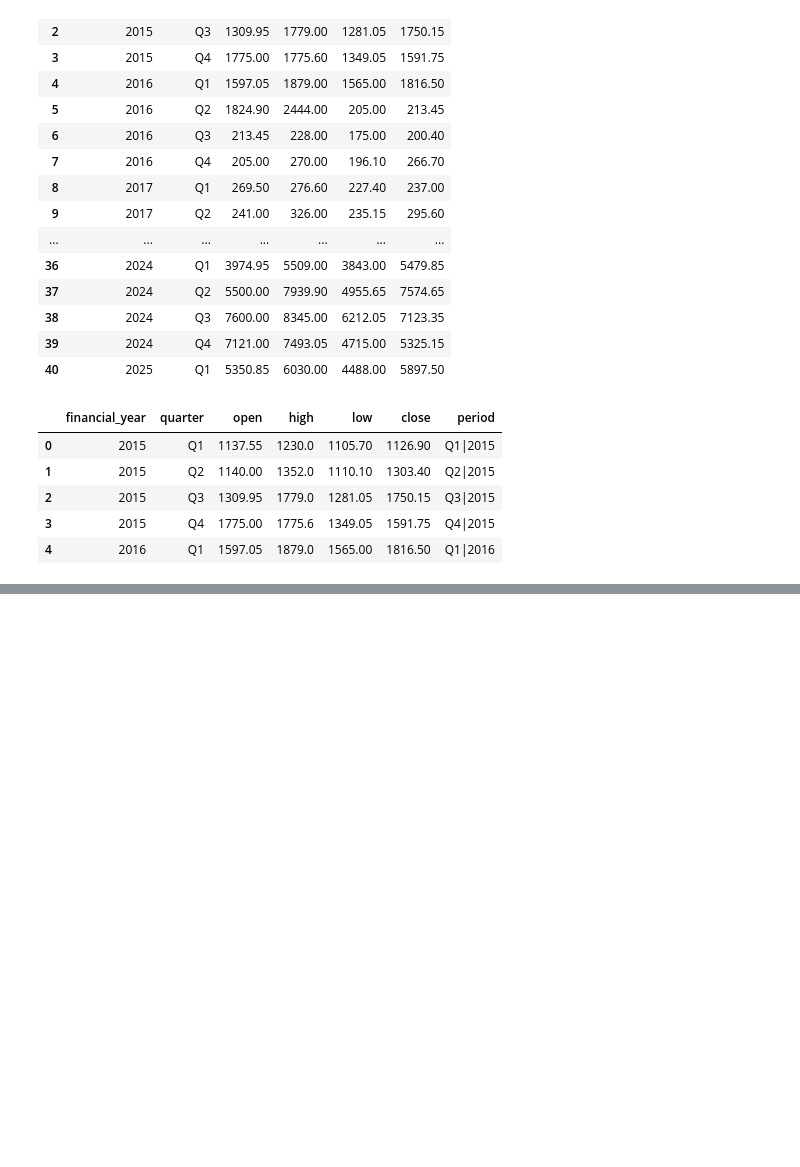
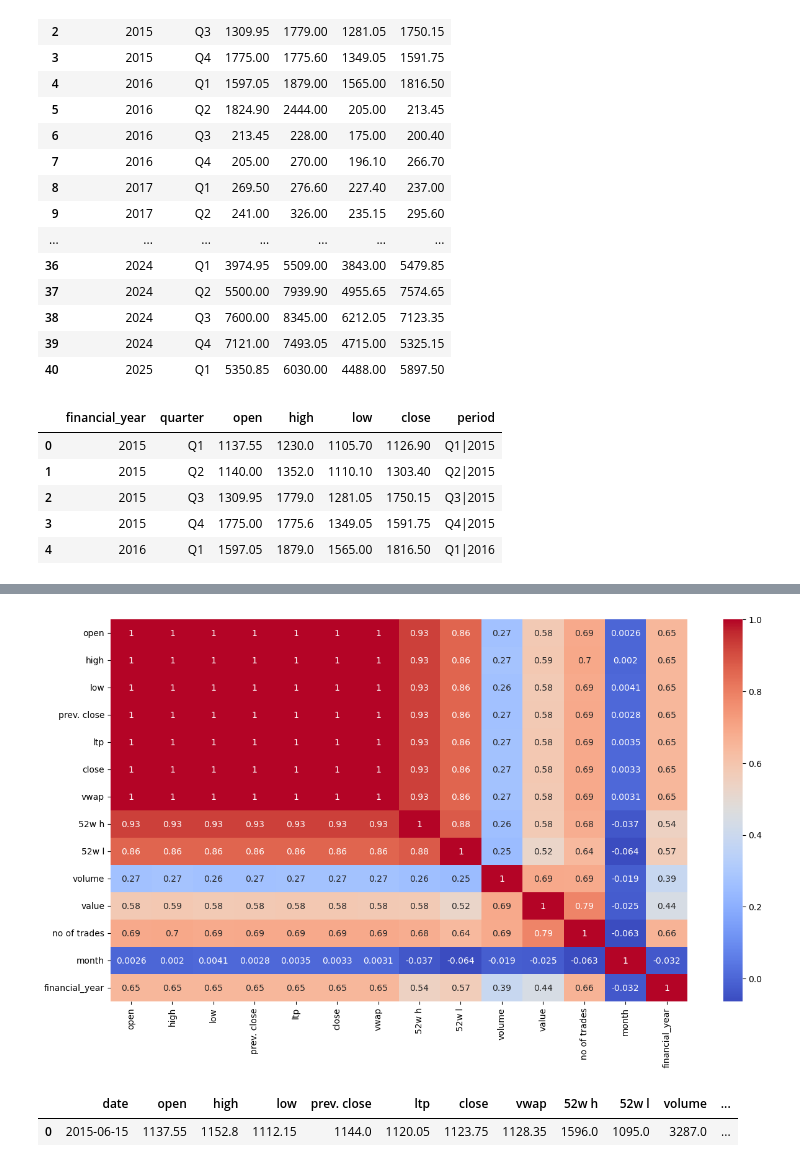
Before and after one commit to shrikant-DS/Predicting_stock_market_equity, a Jupyter notebook: predicting_price.ipynb, the cells around one changed output, grey strips where cells are left out. Drawn from its saved outputs; the diff is of its cells as text; code cells hidden in the pictures; blank space fills up the shorter version.

Commit message:
visualize data

```diff
--- a/predicting_price.ipynb
+++ b/predicting_price.ipynb
@@ -398,0 +408,8 @@ fig.show()
+# %%
+df_num = df.select_dtypes(include=['float','int'])
+# %%
+plt.figure(figsize=(15, 8))
+sns.heatmap(df_num.corr(), annot= True, cmap= 'coolwarm')
+plt.show()
+# %% [output]
+[figure, added]
@@ -398,0 +420,5 @@ fig.show()
+# %%
+df.head(1)
+# %% [output]
+|  | date | open | high | low | prev. close | ltp | close | vwap | 52w h | 52w l | volume | ... |
+| 0 | 2015-06-15 | 1137.55 | 1152.8 | 1112.15 | 1144.0 | 1120.05 | 1123.75 | 1128.35 | 1596.0 | 1095.0 | 3287.0 | ... |
```
Also changed, not shown: parts of 11 cells of this notebook.
